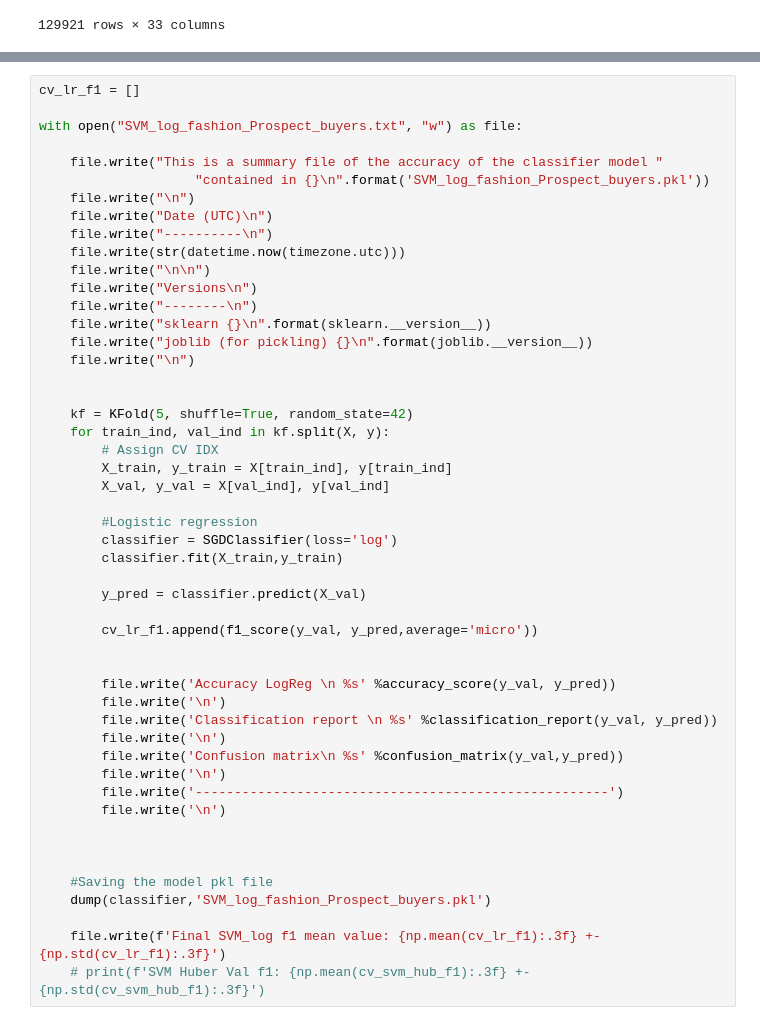
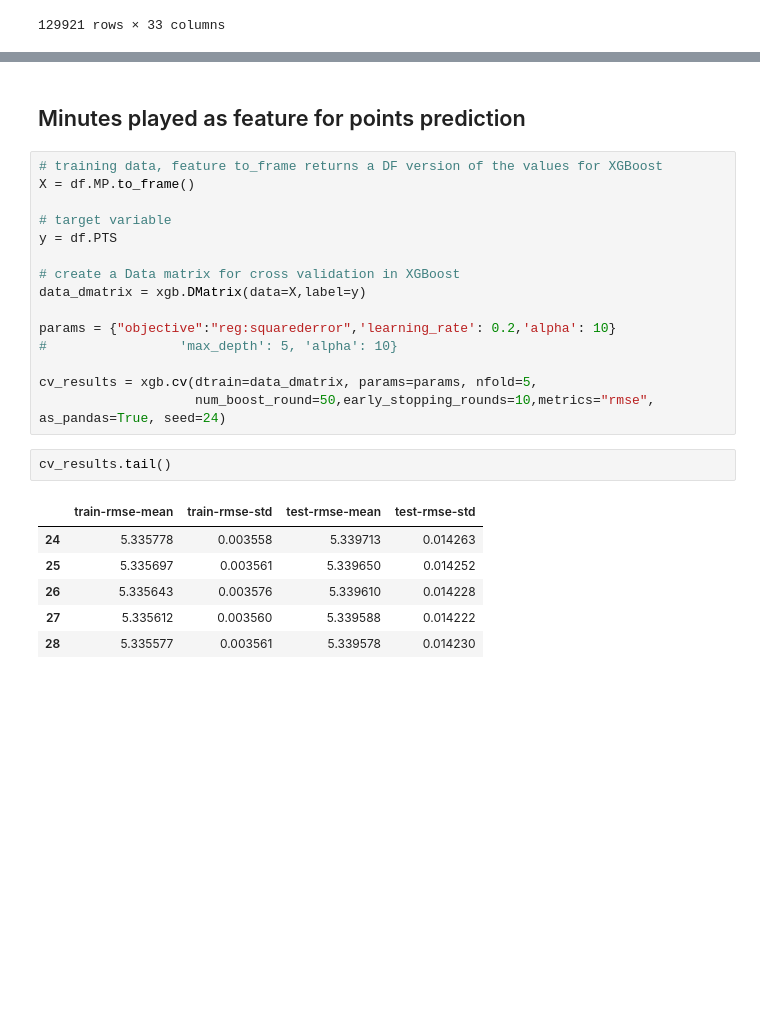
Before and after one commit to CiroLV/Basket_ball_data, a Jupyter notebook: Basketball_Markets.ipynb, the cells around one changed output, grey strips where cells are left out. Saved outputs shown, nothing was run; the diff lists cells and outputs as text; blank space fills up the shorter version.

```diff
--- a/Basketball_Markets.ipynb
+++ b/Basketball_Markets.ipynb
@@ -195,50 +140,26 @@ print(f'XGboost Val f1: {np.mean(xgboost_f1):.3f} +- {np.std(xgboost_f1):.3f}')
-# %%
-cv_lr_f1 = []
-
-with open("SVM_log_fashion_Prospect_buyers.txt", "w") as file:
-
-    file.write("This is a summary file of the accuracy of the classifier model "
-                    "contained in {}\n".format('SVM_log_fashion_Prospect_buyers.pkl'))
-    file.write("\n")
-    file.write("Date (UTC)\n")
-    file.write("----------\n")
-    file.write(str(datetime.now(timezone.utc)))
-    file.write("\n\n")
-    file.write("Versions\n")
-    file.write("--------\n")
-    file.write("sklearn {}\n".format(sklearn.__version__))
-    file.write("joblib (for pickling) {}\n".format(joblib.__version__))
-    file.write("\n")
-
-
-    kf = KFold(5, shuffle=True, random_state=42)
-    for train_ind, val_ind in kf.split(X, y):
-        # Assign CV IDX
-        X_train, y_train = X[train_ind], y[train_ind]
-        X_val, y_val = X[val_ind], y[val_ind]
-
-        #Logistic regression
-        classifier = SGDClassifier(loss='log')
-        classifier.fit(X_train,y_train)
-
-        y_pred = classifier.predict(X_val)
-
-        cv_lr_f1.append(f1_score(y_val, y_pred,average='micro'))
-
-
-        file.write('Accuracy LogReg \n %s' %accuracy_score(y_val, y_pred))
-        file.write('\n')
-        file.write('Classification report \n %s' %classification_report(y_val, y_pred))
-        file.write('\n')
-        file.write('Confusion matrix\n %s' %confusion_matrix(y_val,y_pred))
-        file.write('\n')
-        file.write('-----------------------------------------------------')
-        file.write('\n')
-
-
-
-    #Saving the model pkl file
-    dump(classifier,'SVM_log_fashion_Prospect_buyers.pkl')
-
-    file.write(f'Final SVM_log f1 mean value: {np.mean(cv_lr_f1):.3f} +- {np.std(cv_lr_f1):.3f}')
-    # print(f'SVM Huber Val f1: {np.mean(cv_svm_hub_f1):.3f} +- {np.std(cv_svm_hub_f1):.3f}')
+# %% [markdown]
+## Minutes played as feature for points prediction
+# %%
+# training data, feature to_frame returns a DF version of the values for XGBoost
+X = df.MP.to_frame()
+
+# target variable
+y = df.PTS
+
+# create a Data matrix for cross validation in XGBoost
+data_dmatrix = xgb.DMatrix(data=X,label=y)
+
+params = {"objective":"reg:squarederror",'learning_rate': 0.2,'alpha': 10}
+#                 'max_depth': 5, 'alpha': 10}
+
+cv_results = xgb.cv(dtrain=data_dmatrix, params=params, nfold=5,
+                    num_boost_round=50,early_stopping_rounds=10,metrics="rmse", as_pandas=True, seed=24)
+# %%
+cv_results.tail()
+# %% [output]
+|  | train-rmse-mean | train-rmse-std | test-rmse-mean | test-rmse-std |
+| 24 | 5.335778 | 0.003558 | 5.339713 | 0.014263 |
+| 25 | 5.335697 | 0.003561 | 5.339650 | 0.014252 |
+| 26 | 5.335643 | 0.003576 | 5.339610 | 0.014228 |
+| 27 | 5.335612 | 0.003560 | 5.339588 | 0.014222 |
+| 28 | 5.335577 | 0.003561 | 5.339578 | 0.014230 |
```
Also changed, not shown: parts of 39 cells of this notebook, 1 other file.
